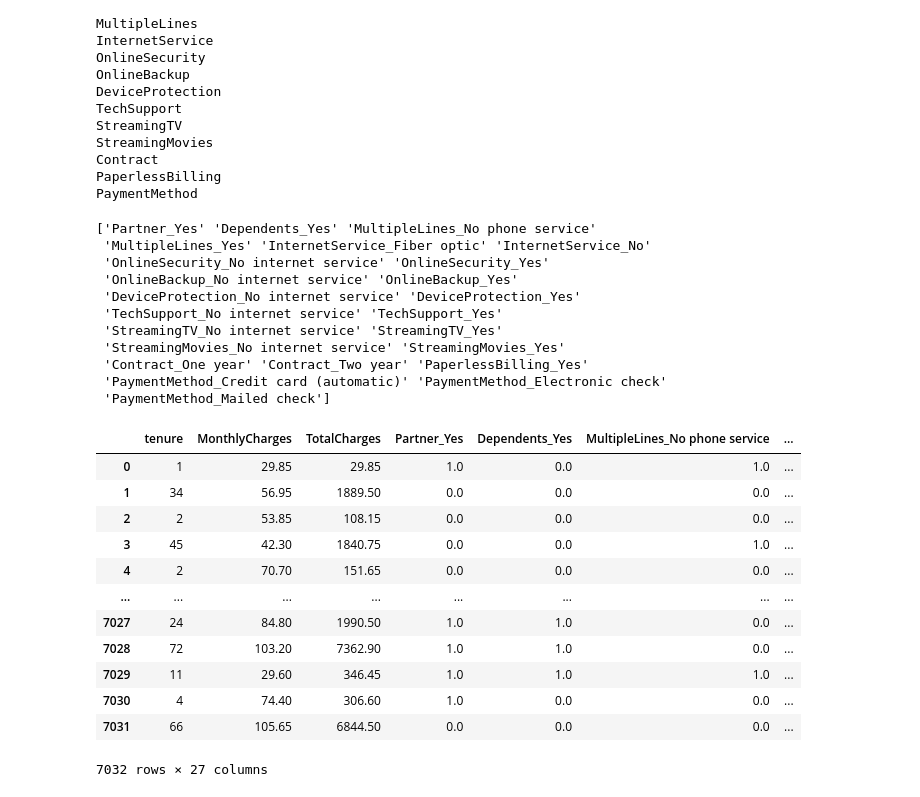
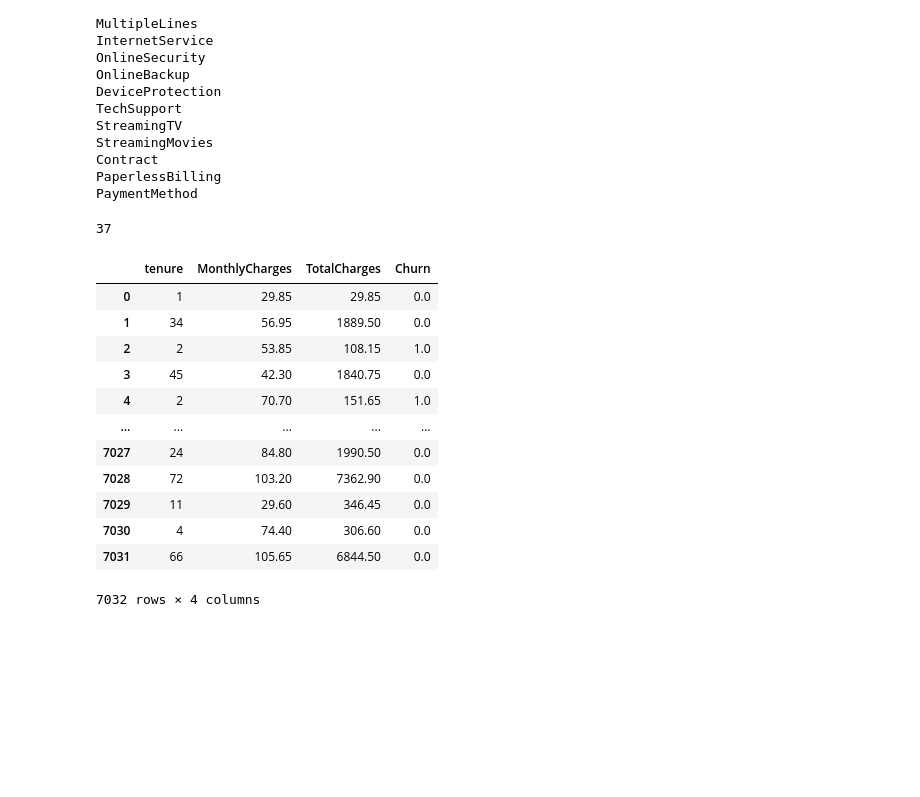
Before and after one commit to liberte1-dot/MLOPS_TP_CUSTOMERS_CHURN, a Jupyter notebook: NOTEBOOKS/Untitled.ipynb, the cells around one changed output. Saved outputs shown, nothing was run; the diff lists cells and outputs as text; code cells hidden in the pictures; blank space fills up the shorter version.

```diff
--- a/NOTEBOOKS/Untitled.ipynb
+++ b/NOTEBOOKS/Untitled.ipynb
@@ -598,63 +598,57 @@ PaymentMethod
 # OnlineBackup
 # DeviceProtection
 # TechSupport
-
 # StreamingTV
 # StreamingMovies
 # Contract
 # PaperlessBilling
 # PaymentMethod
 
 from sklearn.preprocessing import LabelEncoder, OneHotEncoder, StandardScaler, MinMaxScaler
 
 label = LabelEncoder()
 df["Churn"] = label.fit_transform(df["Churn"]) #No -> 0, Yes -> 1
 
-ohe = OneHotEncoder(sparse_output=False, drop = "first", handle_unknown='ignore')
+ohe = OneHotEncoder(sparse_output=False, handle_unknown='ignore')
 #Colonnes categorielles
 categorielle_col = list(result.keys())
 #Colonnes numeriques
 colonnes_num = ['tenure', 'MonthlyCharges', 'TotalCharges']
-X = df.copy()
-#["Partner", "Dependents", "MultipleLines", "InternetService", "OnlineSecurity", "OnlineBackup", "DeviceProtection", "TechSupport"]
+X = df[categorielle_col + colonnes_num].copy()
 X_cat_encoded = ohe.fit_transform(df[categorielle_col])
 #Obtenir les noms des colonnes encodees
 feature_names = ohe.get_feature_names_out(categorielle_col)
-print(feature_names)
+print(len(feature_names)) #Nombre de colonne numeriques
 
 # Créer DataFrame
 X_cat_df = pd.DataFrame(X_cat_encoded, columns=feature_names, index=X.index)
 X_cat_df
 
 # Combiner avec colonnes numériques
 X_final = pd.concat([X[colonnes_num].reset_index(drop=True),
                      X_cat_df.reset_index(drop=True)], axis=1)
-X_final
+
+#X_final contient nos features a considerer pour l'entrainement du modele, c'est a dire les varibles encodees et les donnees numeriques a considerer
+X_final["Churn"] = df["Churn"]
+numeric_features = X_final.copy()[colonnes_num+["Churn"]]
+
+#Contient nos donnees numeriques et la variable cible Churn
+numeric_features
 # %% [output]
-['Partner_Yes' 'Dependents_Yes' 'MultipleLines_No phone service'
- 'MultipleLines_Yes' 'InternetService_Fiber optic' 'InternetService_No'
- 'OnlineSecurity_No internet service' 'OnlineSecurity_Yes'
- 'OnlineBackup_No internet service' 'OnlineBackup_Yes'
- 'DeviceProtection_No internet service' 'DeviceProtection_Yes'
- 'TechSupport_No internet service' 'TechSupport_Yes'
- 'StreamingTV_No internet service' 'StreamingTV_Yes'
- 'StreamingMovies_No internet service' 'StreamingMovies_Yes'
- 'Contract_One year' 'Contract_Two year' 'PaperlessBilling_Yes'
- 'PaymentMethod_Credit card (automatic)' 'PaymentMethod_Electronic check'
- 'PaymentMethod_Mailed check']
+37
-|  | tenure | MonthlyCharges | TotalCharges | Partner_Yes | Dependents_Yes | MultipleLines_No phone service | ... |
-| 0 | 1 | 29.85 | 29.85 | 1.0 | 0.0 | 1.0 | ... |
-| 1 | 34 | 56.95 | 1889.50 | 0.0 | 0.0 | 0.0 | ... |
-| 2 | 2 | 53.85 | 108.15 | 0.0 | 0.0 | 0.0 | ... |
-| 3 | 45 | 42.30 | 1840.75 | 0.0 | 0.0 | 1.0 | ... |
-| 4 | 2 | 70.70 | 151.65 | 0.0 | 0.0 | 0.0 | ... |
-| ... | ... | ... | ... | ... | ... | ... | ... |
-| 7027 | 24 | 84.80 | 1990.50 | 1.0 | 1.0 | 0.0 | ... |
-| 7028 | 72 | 103.20 | 7362.90 | 1.0 | 1.0 | 0.0 | ... |
-| 7029 | 11 | 29.60 | 346.45 | 1.0 | 1.0 | 1.0 | ... |
-| 7030 | 4 | 74.40 | 306.60 | 1.0 | 0.0 | 0.0 | ... |
-| 7031 | 66 | 105.65 | 6844.50 | 0.0 | 0.0 | 0.0 | ... |
+|  | tenure | MonthlyCharges | TotalCharges | Churn |
+| 0 | 1 | 29.85 | 29.85 | 0.0 |
+| 1 | 34 | 56.95 | 1889.50 | 0.0 |
+| 2 | 2 | 53.85 | 108.15 | 1.0 |
+| 3 | 45 | 42.30 | 1840.75 | 0.0 |
+| 4 | 2 | 70.70 | 151.65 | 1.0 |
+| ... | ... | ... | ... | ... |
+| 7027 | 24 | 84.80 | 1990.50 | 0.0 |
+| 7028 | 72 | 103.20 | 7362.90 | 0.0 |
+| 7029 | 11 | 29.60 | 346.45 | 0.0 |
+| 7030 | 4 | 74.40 | 306.60 | 0.0 |
+| 7031 | 66 | 105.65 | 6844.50 | 0.0 |
-7032 rows × 27 columns
+7032 rows × 4 columns
 # %%
 # # 4. Identifier les colonnes
 # colonnes_cat = ['gender', 'Partner', 'Dependents', 'PhoneService',
```
Also changed, not shown: parts of 5 cells of this notebook.
